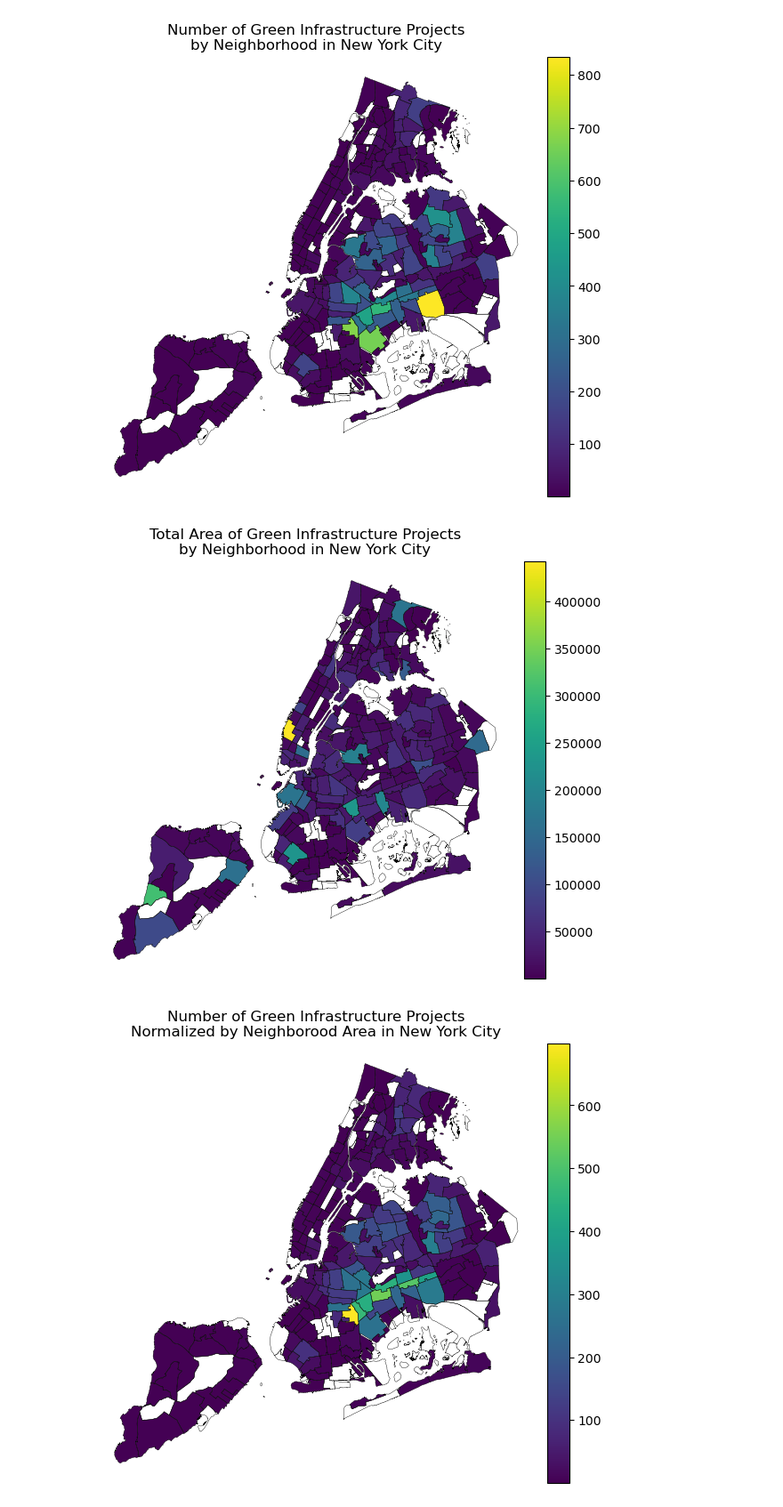
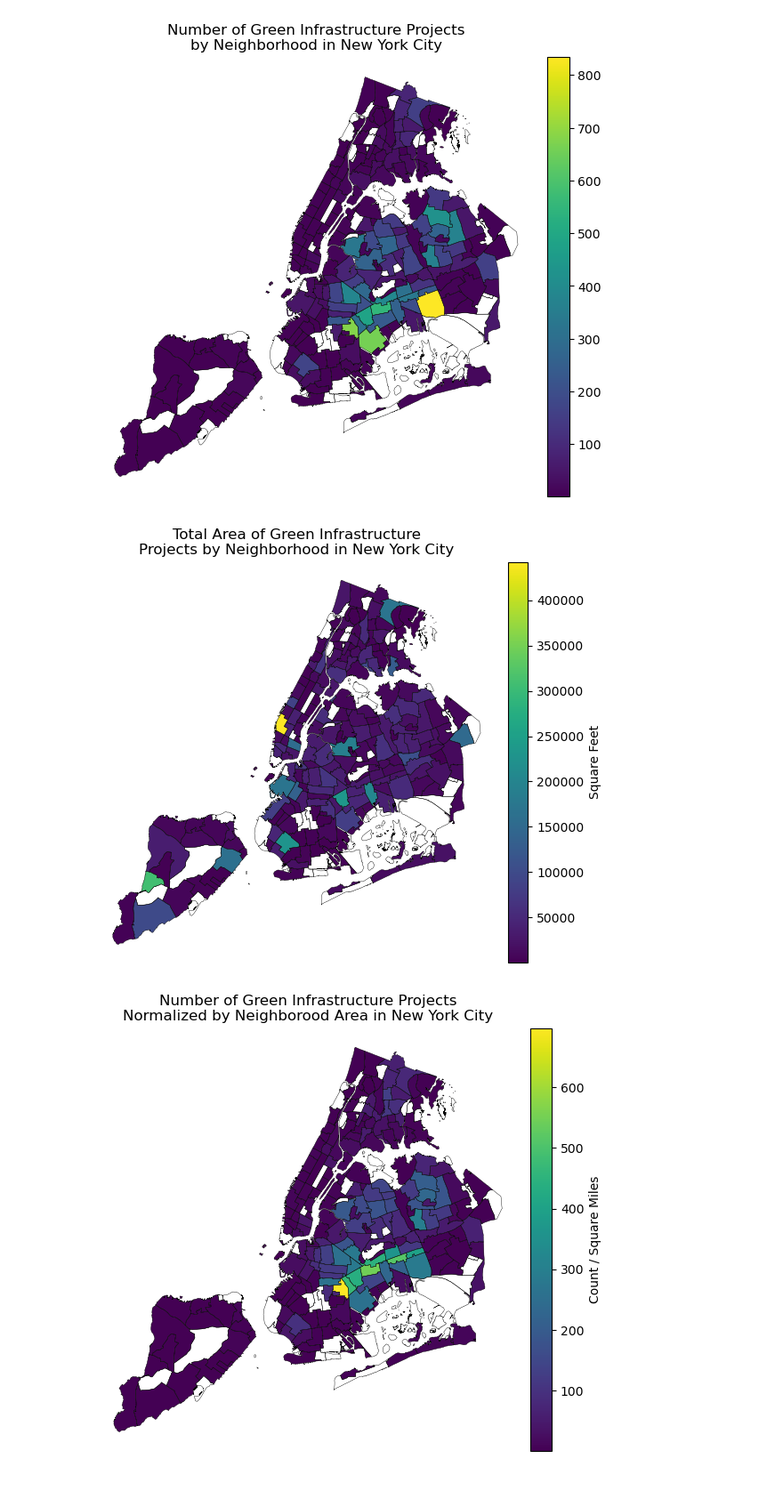
Before and after one commit to mebauer/duckdb-python-basics, a Jupyter notebook: data-analysis.ipynb, the cells around one changed output. Shown at 89% size. Cells and saved outputs as stored; diff of their text form; code cells hidden in the pictures.

```diff
--- a/data-analysis.ipynb
+++ b/data-analysis.ipynb
@@ -527,17 +523,19 @@ con.sql(
 # %%
 # spatial join projects on boroughs
-spatial_join = con.sql(
-    """
+spatial_join = con.sql("""
     SELECT
         *,
         NTAName || ', ' || BoroName AS nta_name_full
     FROM green_infrastructure
     JOIN neighborhoods ON ST_Within(
-        ST_Transform(ST_FlipCoordinates(ST_GeomFromText(green_infrastructure.the_geom)), 'EPSG:4326', 'EPSG:2263'),
+        ST_Transform(
+            ST_FlipCoordinates(ST_GeomFromText(green_infrastructure.the_geom)),
+            'EPSG:4326',
+            'EPSG:2263'
+            ),
         neighborhoods.geom
     )
-    """
-)
+""")
 
 # group by Neighborhood
 merged_nta = con.sql(
@@ -600,7 +598,7 @@ df.sort_values(by='total_asset_area', ascending=False).head(5)
 # retrieve neighborhood boundaries used for plotting
 path = "data/nynta2020_24c.zip!nynta2020_24c"
 
-nta_gdf = gpd.read_file(path)
+nta_gdf = gpd.read_file(path).to_crs(2263)
 nta_gdf['nta_name_full'] = nta_gdf['NTAName'] + ', ' + nta_gdf['BoroName']
 
 nta_gdf.head()
@@ -692,40 +690,42 @@ nta_gdf.plot(
     linewidth=.3
 )
 
-ax.set_title('Total Area of Green Infrastructure Projects\n\
-by Neighborhood in New York City')
+ax.set_title('Total Area of Green Infrastructure\n\
+Projects by Neighborhood in New York City')
+cax.set_ylabel('Square Feet')
 ax.axis('off')
 plt.tight_layout()
 # %% [output]
-[figure, old version]
+[figure, new version]
 # %%
 fig, ax = plt.subplots(figsize=(6, 6))
 
 divider = make_axes_locatable(ax)
 cax = divider.append_axes("right", size="5%", pad=0.1)
 cmap = plt.cm.viridis
 
 nta_merged.plot(
     column='count_sqmi',
     legend=True,
     cmap=cmap,
     cax=cax,
     ax=ax,
 )
 
 nta_gdf.plot(
     ax=ax,
     zorder=1,
     facecolor='None',
     linewidth=.3
 )
 
 ax.set_title('Number of Green Infrastructure Projects\n\
 Normalized by Neighborood Area in New York City')
+cax.set_ylabel('Count / Square Miles')
 ax.axis('off')
 plt.tight_layout()
 # %% [output]
-[figure, old version]
+[figure, new version]
 # %%
 fig, ax = plt.subplots(figsize=(6, 6))
 
```
Also changed, not shown: parts of 15 cells of this notebook, 3 other files.
